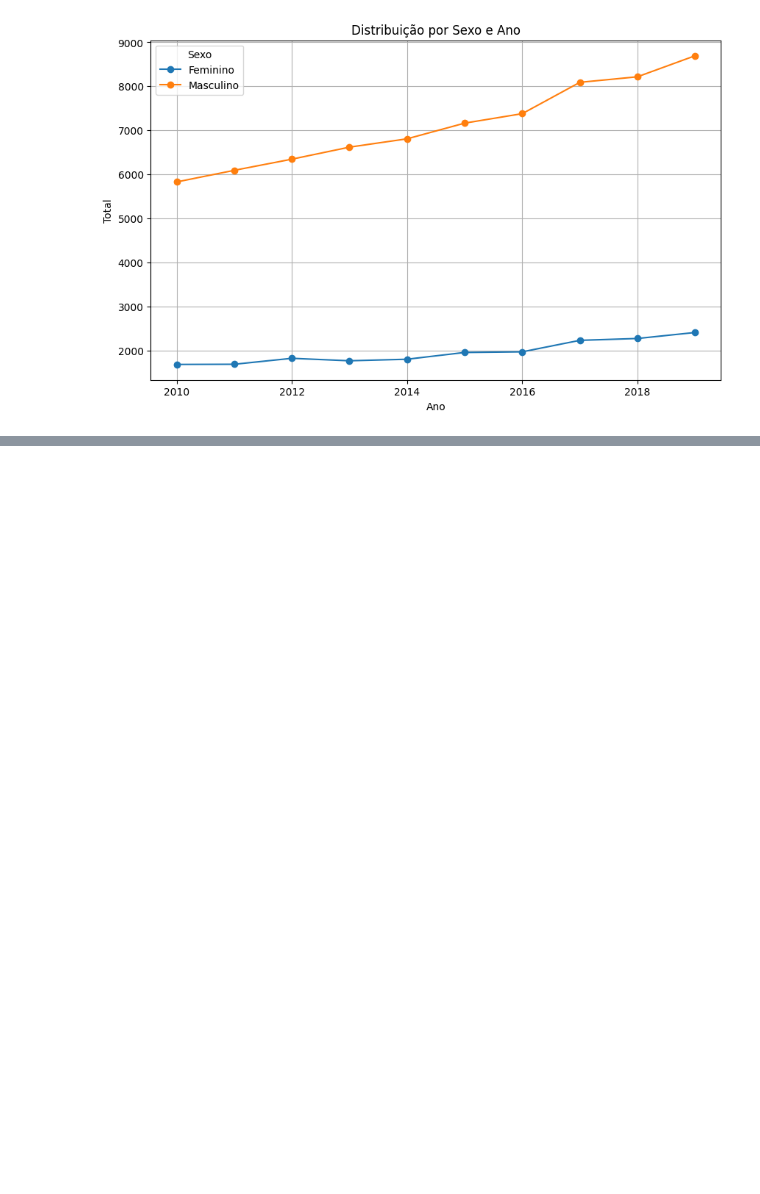
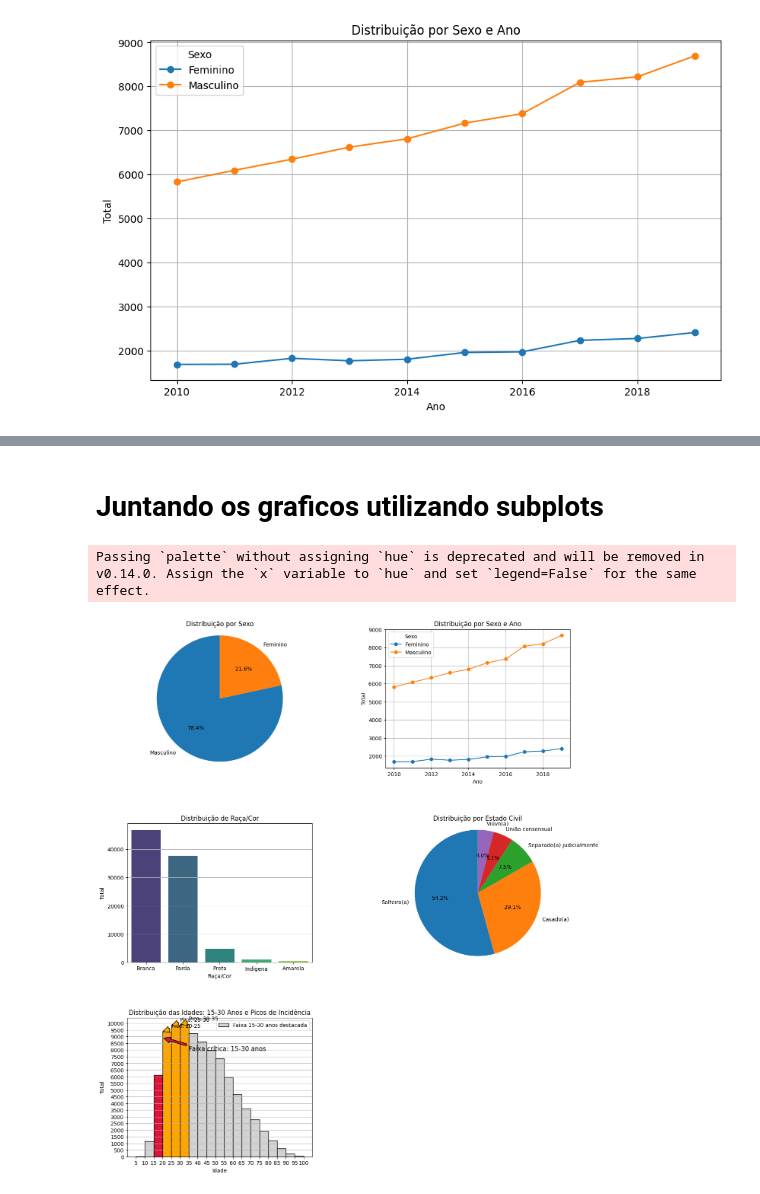
Before and after one commit to ThiagoDFMaia/Aulas-Python, a Jupyter notebook: aulas_pos/projeto.ipynb, the cells around one changed output, grey strips where cells are left out. Drawn from its saved outputs; the diff is of its cells as text; code cells hidden in the pictures; blank space fills up the shorter version.

```diff
--- a/aulas_pos/projeto.ipynb
+++ b/aulas_pos/projeto.ipynb
@@ -475,0 +675,80 @@ plt.show()
+# %% [markdown]
+# Juntando os graficos utilizando subplots
+# %%
+
+# Criar uma figura com subplots 3x2 (3 linhas, 2 colunas)
+fig, axes = plt.subplots(3, 2, figsize=(15, 18))
+
+# Ajustar espaçamento entre os subplots
+plt.subplots_adjust(hspace=0.4, wspace=0.4)
+
+# Gráfico de pizza - Distribuição por Sexo
+sexo = df['SEXO'].value_counts()
+axes[0, 0].pie(sexo, labels=sexo.index, autopct='%1.1f%%', startangle=90)
+axes[0, 0].set_title('Distribuição por Sexo')
+axes[0, 0].axis('equal')  # Para garantir que o gráfico seja um círculo
+
+# Gráfico de linha - Distribuição por Sexo e Ano
+agrupado = df.groupby(['SEXO', 'ano']).size().unstack()
+for sexo in agrupado.index:
+    axes[0, 1].plot(agrupado.columns, agrupado.loc[sexo], marker='o', label=sexo)
+axes[0, 1].set_title('Distribuição por Sexo e Ano')
+axes[0, 1].set_xlabel('Ano')
+axes[0, 1].set_ylabel('Total')
+axes[0, 1].legend(title='Sexo')
+axes[0, 1].grid(True)
+
+# Gráfico de barras - Distribuição de Raça/Cor
+contagem_racacor = df['RACACOR'].value_counts()
+snb.barplot(x=contagem_racacor.index, y=contagem_racacor.values, palette='viridis', ax=axes[1, 0])
+axes[1, 0].set_title('Distribuição de Raça/Cor')
+axes[1, 0].set_xlabel('Raça/Cor')
+axes[1, 0].set_ylabel('Total')
+axes[1, 0].grid(axis='y')
+
+# Gráfico de pizza - Distribuição por Estado Civil
+estado_civil = df['ESTCIV'].value_counts()
+axes[1, 1].pie(estado_civil, labels=estado_civil.index, autopct='%1.1f%%', startangle=90)
+axes[1, 1].set_title('Distribuição por Estado Civil')
+axes[1, 1].axis('equal')  # Para garantir que o gráfico seja um círculo
+
+# Histograma - Distribuição das Idades com destaque
+idade = df['idade']
+intervalo_bins = range(5, 101, 5)
+n, bins, patches = axes[2, 0].hist(idade, bins=intervalo_bins, color='lightgray', edgecolor='black')
+
+# Realçar a faixa etária de 15 a 30 anos
+for i in range(len(bins)-1):
+    if 15 <= bins[i] < 30:
+        patches[i].set_facecolor('crimson')
+
+# Identificar as idades com maior incidência (top 3 picos)
+max_indices = np.argsort(n)[-3:]
+for i in max_indices:
+    patches[i].set_facecolor('orange')
+
+axes[2, 0].set_title('Distribuição das Idades: 15-30 Anos e Picos de Incidência')
+axes[2, 0].set_xlabel('Idade')
+axes[2, 0].set_ylabel('Total')
+axes[2, 0].xaxis.set_major_locator(ticker.MultipleLocator(5))
+axes[2, 0].yaxis.set_major_locator(ticker.MultipleLocator(500))
+
+# Adicionar anotações e legenda
+axes[2, 0].annotate('Faixa crítica: 15-30 anos', xy=(20, max(n) * 0.9), xytext=(35, max(n) * 0.8),
+                    arrowprops=dict(facecolor='crimson', shrink=0.05), fontsize=12, color='black')
+
+for i in max_indices:
+    axes[2, 0].annotate(f'Pico: {int(bins[i])}-{int(bins[i+1])}', xy=(bins[i], n[i]), xytext=(bins[i]+5, n[i] + 300),
+                        arrowprops=dict(facecolor='orange', shrink=0.05), fontsize=10, color='black')
+
+axes[2, 0].legend(['Faixa 15-30 anos destacada', 'Maiores incidências'], loc='upper right')
+axes[2, 0].grid(axis='y')
+
+# Remover o último subplot (vazio)
+axes[2, 1].remove()
+
+# Exibir todos os gráficos em uma única figura
+plt.show()
+# %% [output]
+Passing `palette` without assigning `hue` is deprecated and will be removed in v0.14.0. Assign the `x` variable to `hue` and set `legend=False` for the same effect.
+[figure, added]
```
Also changed, not shown: parts of 53 cells of this notebook, 1 other file.
